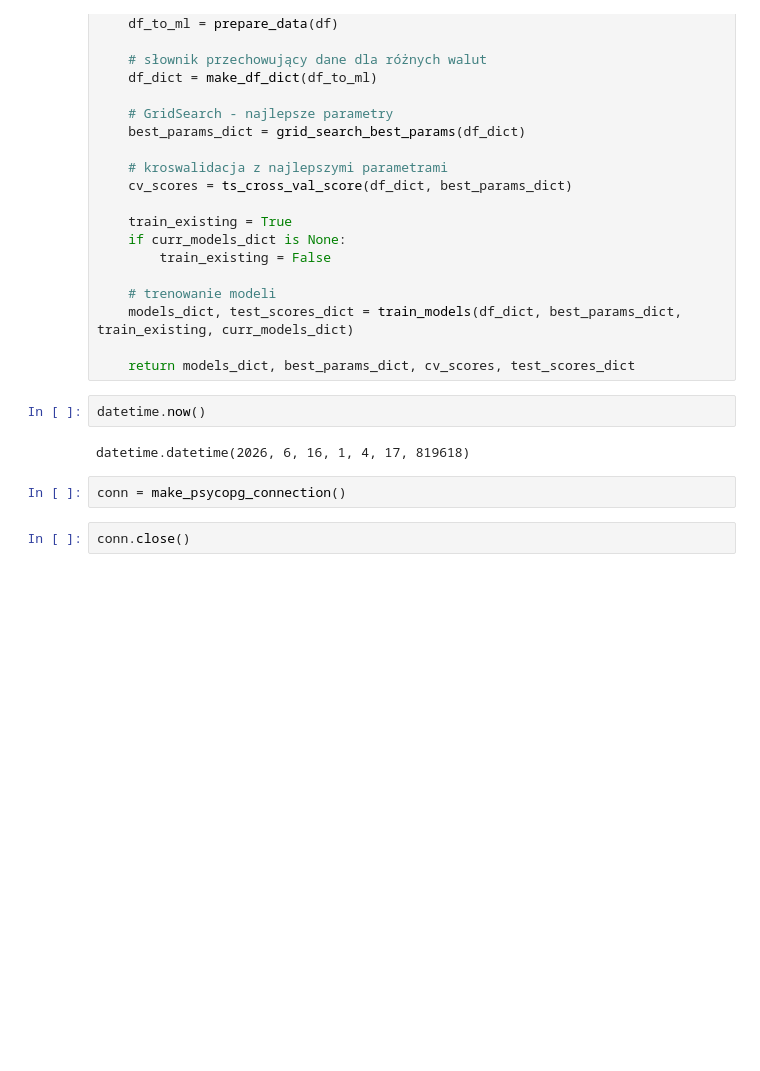
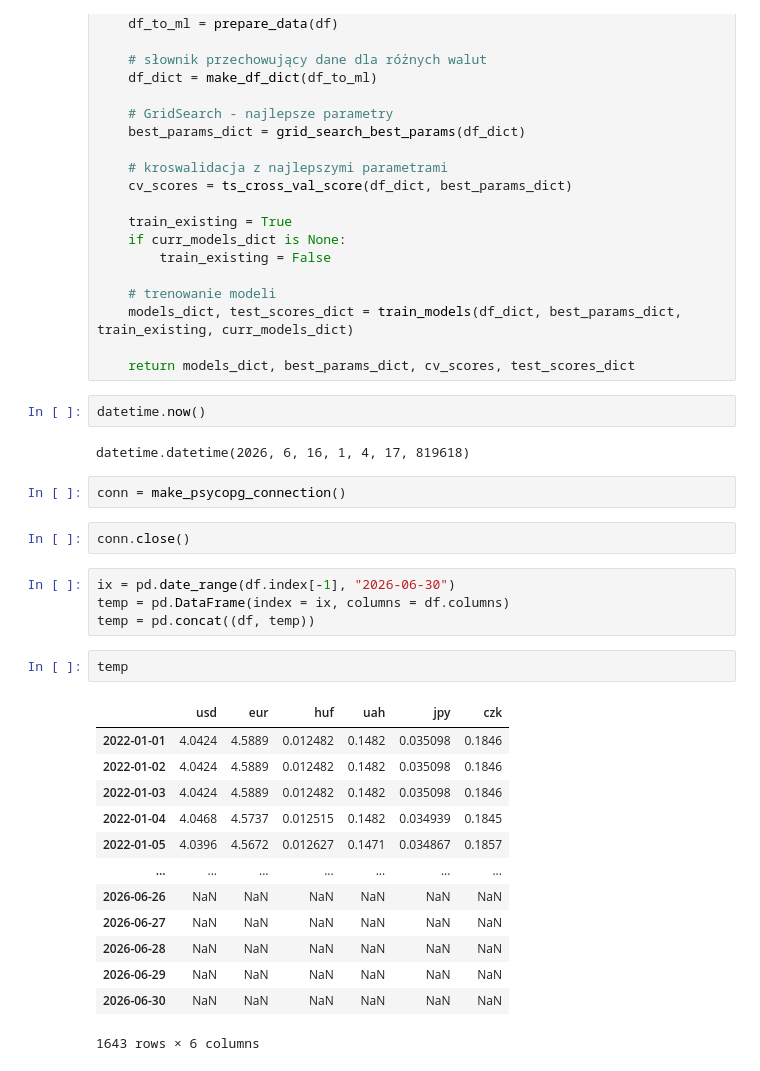
Before and after one commit to dradamm8/ExchangeRatesAnalysis, a Jupyter notebook: notebooks/projekt.ipynb, the cells around one changed output. Cells and saved outputs as stored; diff of their text form; blank space fills up the shorter version.

```diff
--- a/notebooks/projekt.ipynb
+++ b/notebooks/projekt.ipynb
@@ -607,3 +607,23 @@ datetime.datetime(2026, 6, 16, 1, 4, 17, 819618)
 conn = make_psycopg_connection()
 # %%
 conn.close()
+# %%
+ix = pd.date_range(df.index[-1], "2026-06-30")
+temp = pd.DataFrame(index = ix, columns = df.columns)
+temp = pd.concat((df, temp))
+# %%
+temp
+# %% [output]
+|  | usd | eur | huf | uah | jpy | czk |
+| 2022-01-01 | 4.0424 | 4.5889 | 0.012482 | 0.1482 | 0.035098 | 0.1846 |
+| 2022-01-02 | 4.0424 | 4.5889 | 0.012482 | 0.1482 | 0.035098 | 0.1846 |
+| 2022-01-03 | 4.0424 | 4.5889 | 0.012482 | 0.1482 | 0.035098 | 0.1846 |
+| 2022-01-04 | 4.0468 | 4.5737 | 0.012515 | 0.1482 | 0.034939 | 0.1845 |
+| 2022-01-05 | 4.0396 | 4.5672 | 0.012627 | 0.1471 | 0.034867 | 0.1857 |
+| ... | ... | ... | ... | ... | ... | ... |
+| 2026-06-26 | NaN | NaN | NaN | NaN | NaN | NaN |
+| 2026-06-27 | NaN | NaN | NaN | NaN | NaN | NaN |
+| 2026-06-28 | NaN | NaN | NaN | NaN | NaN | NaN |
+| 2026-06-29 | NaN | NaN | NaN | NaN | NaN | NaN |
+| 2026-06-30 | NaN | NaN | NaN | NaN | NaN | NaN |
+1643 rows × 6 columns
```
Also changed, not shown: parts of 3 cells of this notebook, 1 other file.
